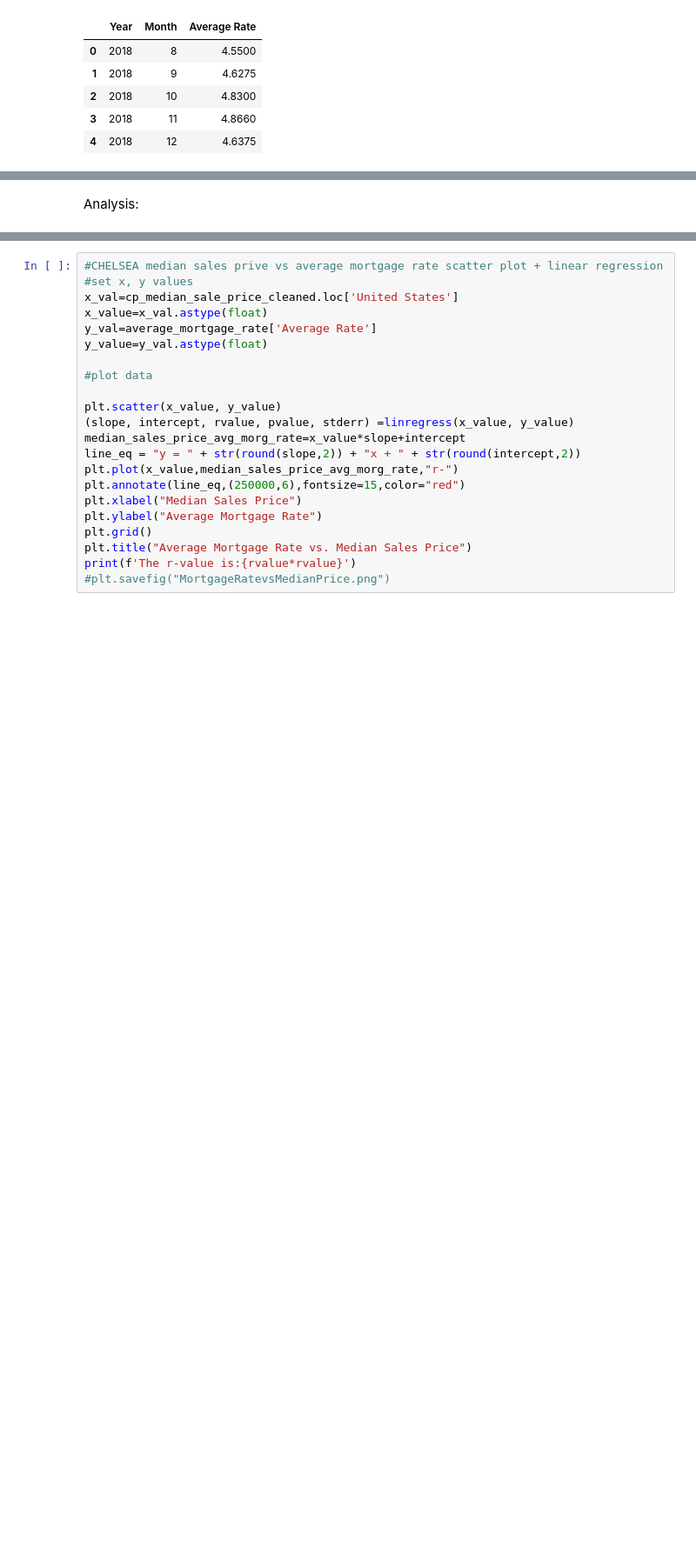
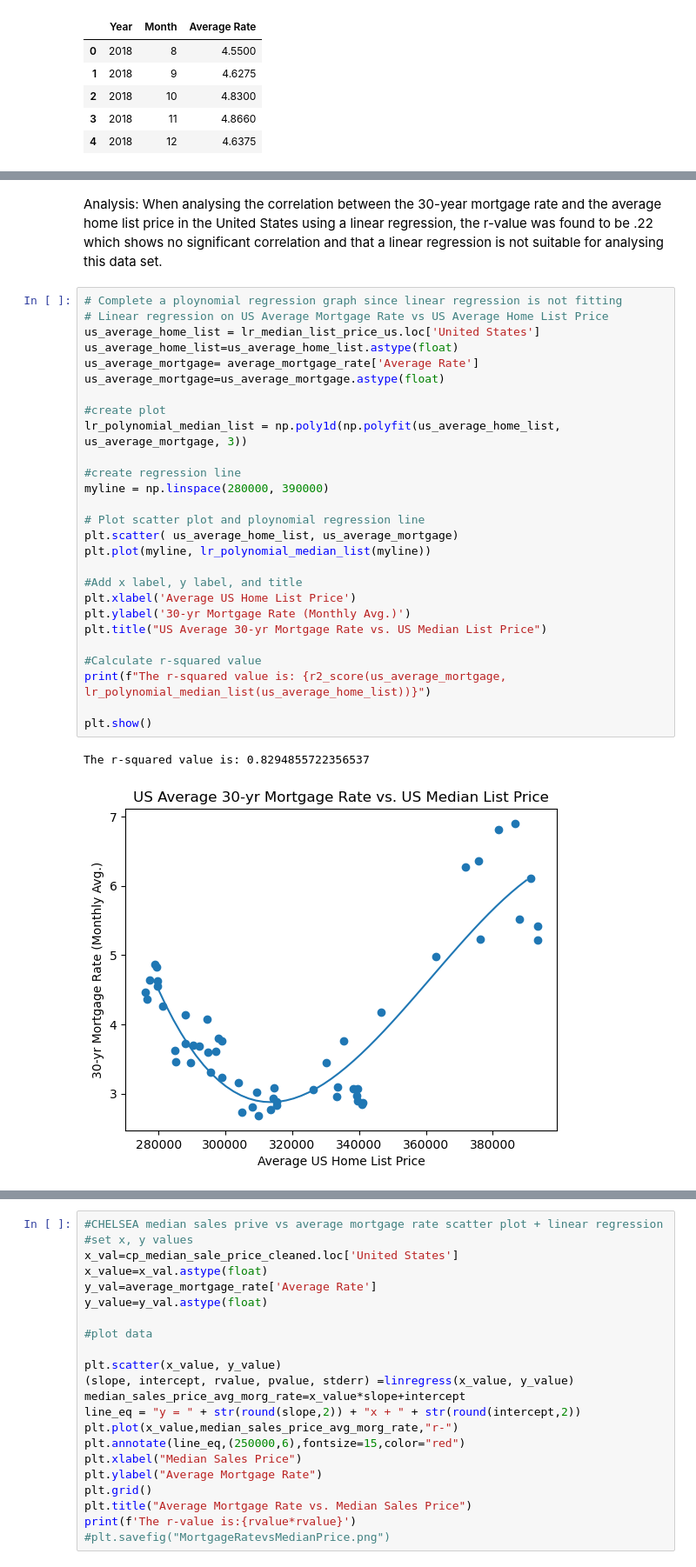
Before and after one commit to ceramicbull/Project-1-Repo, a Jupyter notebook: Group Project One Notebook.ipynb, the cells around one changed output, grey strips where cells are left out. Shown at 87% size. Saved outputs shown, nothing was run; the diff lists cells and outputs as text; blank space fills up the shorter version.

```diff
--- a/Group Project One Notebook.ipynb
+++ b/Group Project One Notebook.ipynb
@@ -528,2 +531,32 @@ NameError: name 'lr_median_list_price_us' is not defined
 # %% [markdown]
-Analysis:
+Analysis: When analysing the correlation between the 30-year mortgage rate and the average home list price in the United States using a linear regression, the r-value was found to be .22 which shows no significant correlation and that a linear regression is not suitable for analysing this data set.
+# %%
+# Complete a ploynomial regression graph since linear regression is not fitting
+# Linear regression on US Average Mortgage Rate vs US Average Home List Price
+us_average_home_list = lr_median_list_price_us.loc['United States']
+us_average_home_list=us_average_home_list.astype(float)
+us_average_mortgage= average_mortgage_rate['Average Rate']
+us_average_mortgage=us_average_mortgage.astype(float)
+
+#create plot
+lr_polynomial_median_list = np.poly1d(np.polyfit(us_average_home_list, us_average_mortgage, 3))
+
+#create regression line
+myline = np.linspace(280000, 390000)
+
+# Plot scatter plot and ploynomial regression line
+plt.scatter( us_average_home_list, us_average_mortgage)
+plt.plot(myline, lr_polynomial_median_list(myline))
+
+#Add x label, y label, and title
+plt.xlabel('Average US Home List Price')
+plt.ylabel('30-yr Mortgage Rate (Monthly Avg.)')
+plt.title("US Average 30-yr Mortgage Rate vs. US Median List Price")
+
+#Calculate r-squared value
+print(f"The r-squared value is: {r2_score(us_average_mortgage, lr_polynomial_median_list(us_average_home_list))}")
+
+plt.show()
+# %% [output]
+The r-squared value is: 0.8294855722356537
+[figure, added]
```
Also changed, not shown: parts of 7 cells of this notebook, 1 other file.
